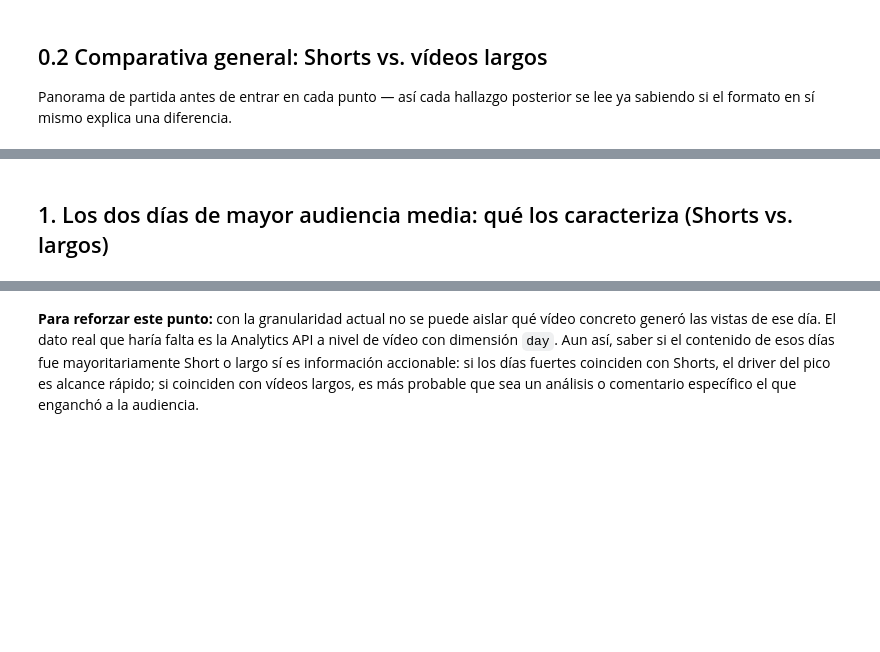
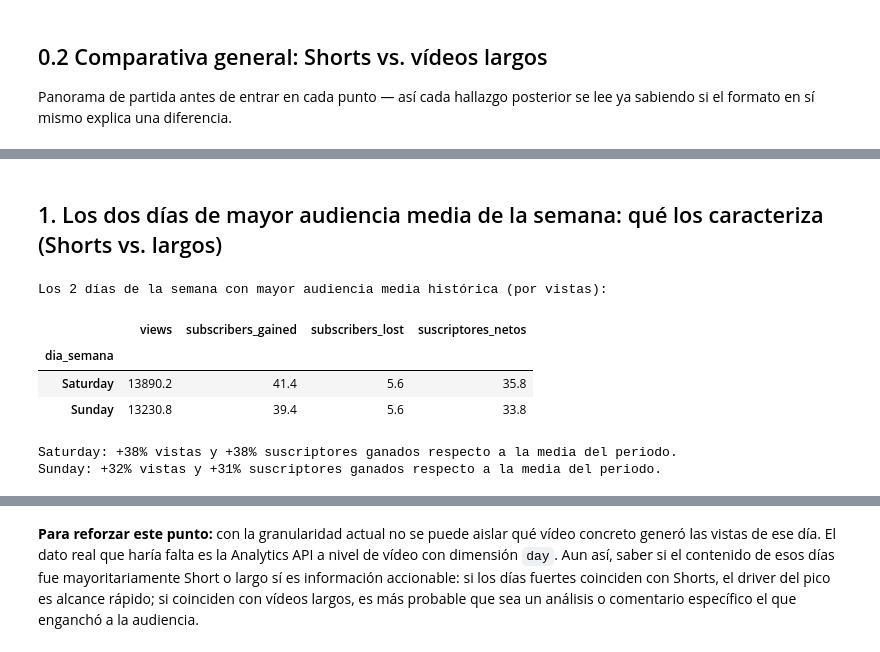
Before and after one commit to Dende8/GrowUP, a Jupyter notebook: notebooks/05_analisis_profundidad.ipynb, the cells around one changed output, grey strips where cells are left out. Drawn from its saved outputs; the diff is of its cells as text; code cells hidden in the pictures; blank space fills up the shorter version.

```diff
--- a/notebooks/05_analisis_profundidad.ipynb
+++ b/notebooks/05_analisis_profundidad.ipynb
@@ -91,15 +105,32 @@ plt.show()
 # %% [markdown]
-## 1. Los dos días de mayor audiencia media: qué los caracteriza (Shorts vs. largos)
+## 1. Los dos días de mayor audiencia media de la semana: qué los caracteriza (Shorts vs. largos)
 # %%
-top2_dias_audiencia = evolucion.sort_values('views', ascending=False).head(2)
-print('Los 2 días de mayor audiencia media (por vistas):')
-display(top2_dias_audiencia[['fecha', 'dia_semana', 'views', 'subscribers_gained', 'subscribers_lost', 'suscriptores_netos']])
+# Agrupamos por día de la semana (no por fecha concreta) para ver qué día
+# de la semana concentra más audiencia de forma histórica a lo largo del periodo
+patron_semanal_audiencia = evolucion.groupby('dia_semana')[
+    ['views', 'subscribers_gained', 'subscribers_lost', 'suscriptores_netos']
+].mean()
+
+orden_dias = ['Monday', 'Tuesday', 'Wednesday', 'Thursday', 'Friday', 'Saturday', 'Sunday']
+patron_semanal_audiencia = patron_semanal_audiencia.reindex(orden_dias)
+
+top2_dias_semana_audiencia = patron_semanal_audiencia.sort_values('views', ascending=False).head(2)
+print('Los 2 días de la semana con mayor audiencia media histórica (por vistas):')
+display(top2_dias_semana_audiencia.round(1))
 
 media_views = evolucion['views'].mean()
 media_subs = evolucion['subscribers_gained'].mean()
-for _, fila in top2_dias_audiencia.iterrows():
+for dia_semana, fila in top2_dias_semana_audiencia.iterrows():
     pct_views = (fila['views'] / media_views - 1) * 100
     pct_subs = (fila['subscribers_gained'] / media_subs - 1) * 100
-    print(f"{fila['fecha'].date()} ({fila['dia_semana']}): {pct_views:+.0f}% vistas y {pct_subs:+.0f}% "
+    print(f"{dia_semana}: {pct_views:+.0f}% vistas y {pct_subs:+.0f}% "
           f"suscriptores ganados respecto a la media del periodo.")
+# %% [output]
+Los 2 días de la semana con mayor audiencia media histórica (por vistas):
+|  | views | subscribers_gained | subscribers_lost | suscriptores_netos |
+| dia_semana |  |  |  |  |
+| Saturday | 13890.2 | 41.4 | 5.6 | 35.8 |
+| Sunday | 13230.8 | 39.4 | 5.6 | 33.8 |
+Saturday: +38% vistas y +38% suscriptores ganados respecto a la media del periodo.
+Sunday: +32% vistas y +31% suscriptores ganados respecto a la media del periodo.
 # %%
```
Also changed, not shown: parts of 19 cells of this notebook, 1 other file.
